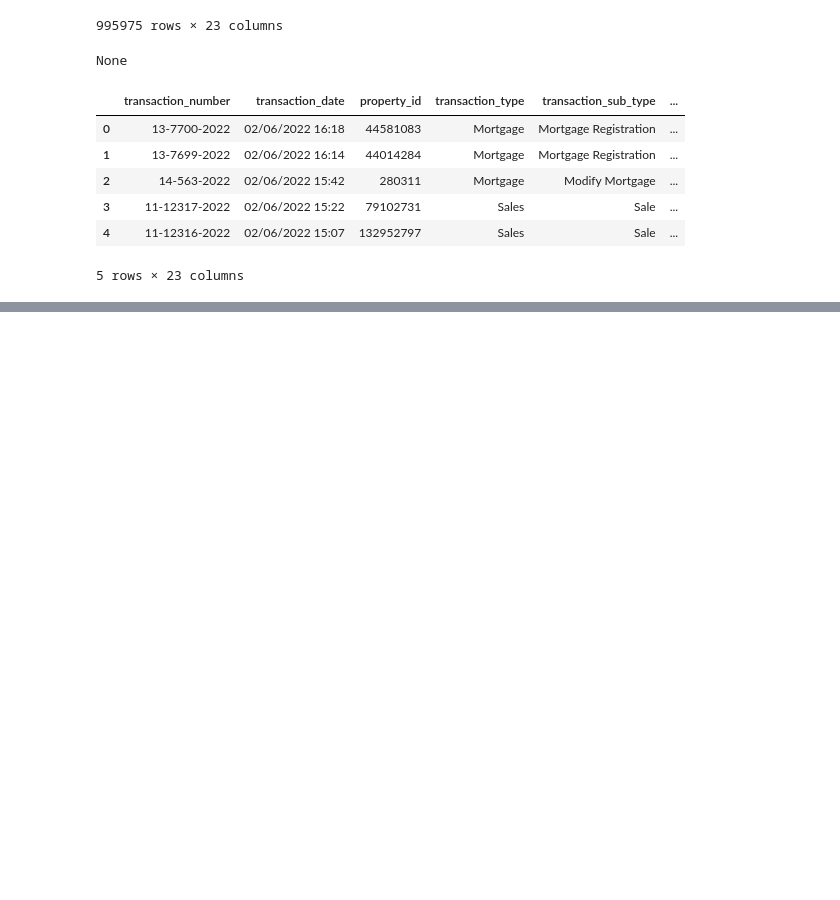
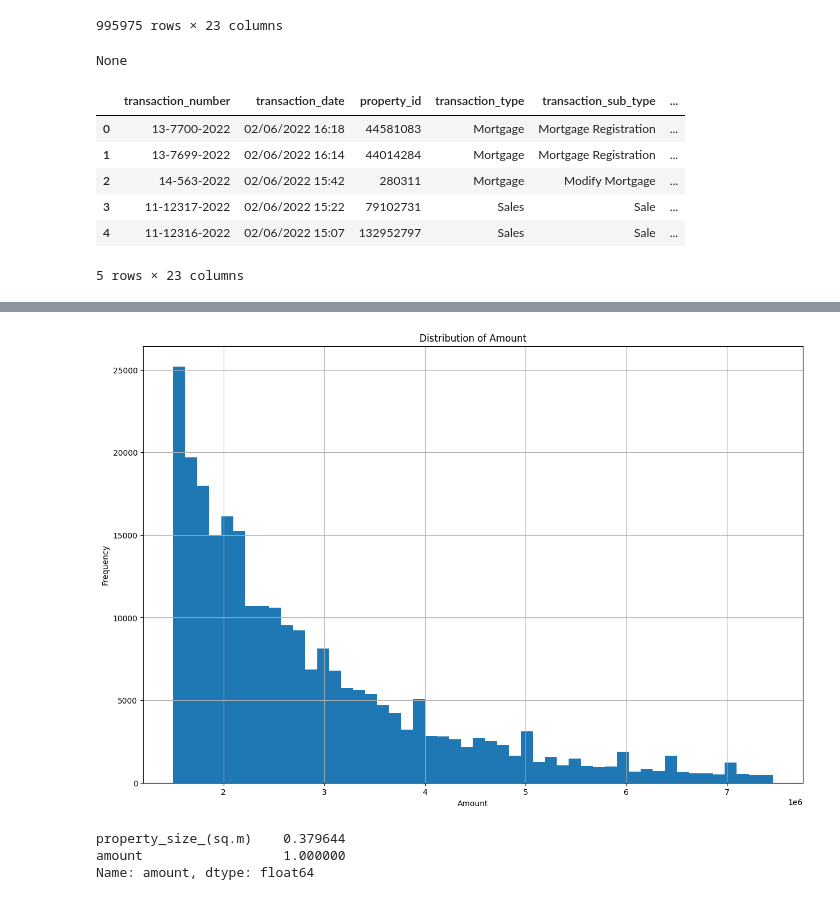
Before and after one commit to apostleoffinance/dubai-real-estate, a Jupyter notebook: sales.ipynb, the cells around one changed output, grey strips where cells are left out. Cells and saved outputs as stored; diff of their text form; code cells hidden in the pictures; blank space fills up the shorter version.

```diff
--- a/sales.ipynb
+++ b/sales.ipynb
@@ -42,0 +370,15 @@ sales_df.head()
+# %%
+# Remove outliers from 'portfolio_return' column based on IQR method
+def remove_outliers_iqr(sales_df, column):
+    Q1 = sales_df[column].quantile(0.25)
+    Q3 = sales_df[column].quantile(0.75)
+    IQR = Q3 - Q1
+    lower_bound = Q1 - 1.5 * IQR
+    upper_bound = Q3 + 1.5 * IQR
+    return sales_df[(sales_df[column] >= lower_bound) & (sales_df[column] <= upper_bound)]
+
+# Apply the function to remove outliers from the 'portfolio_return' column
+df_clean = remove_outliers_iqr(sales_df, 'amount')
+
+# Verify the result
+print(df_clean)
@@ -42,0 +403,16 @@ sales_df.head()
+# %%
+# Plot the histogram for the 'amount' column to visualize the distribution
+df_clean['amount'].hist(bins=50, figsize=(15, 10))
+plt.title('Distribution of Amount')
+plt.xlabel('Amount')
+plt.ylabel('Frequency')
+plt.show()
+# %% [output]
+[figure, added]
+# %%
+correlation_cleaned = df_clean.select_dtypes(include='number').corr()['amount'].sort_values()
+print(correlation_cleaned)
+# %% [output]
+property_size_(sq.m)    0.379644
+amount                  1.000000
+Name: amount, dtype: float64
```
Also changed, not shown: parts of 36 cells of this notebook, 1 other file.
